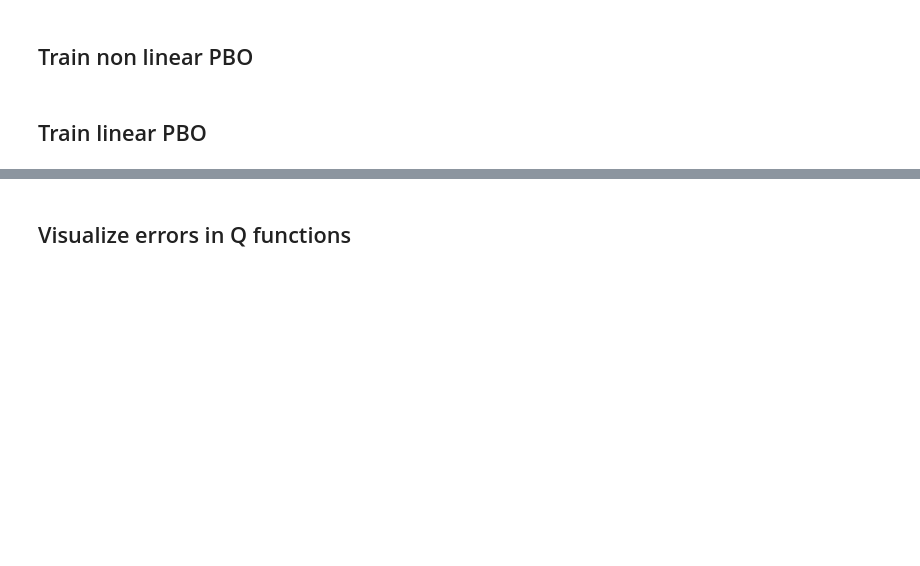
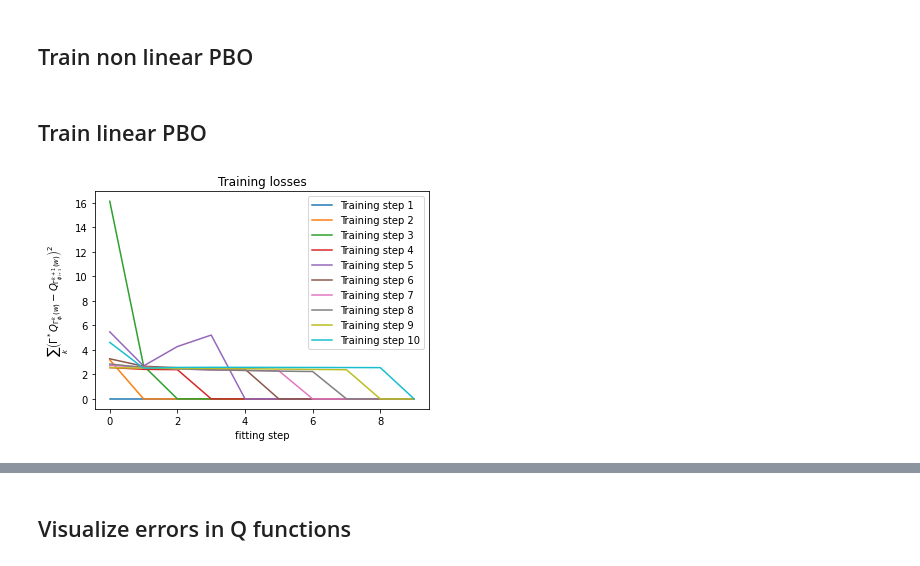
Before and after one commit to theovincent/PBO, a Jupyter notebook: pbo_car_on_hill.ipynb, the cells around one changed output, grey strips where cells are left out. Saved outputs shown, nothing was run; the diff lists cells and outputs as text; code cells hidden in the pictures; blank space fills up the shorter version.

```diff
--- a/pbo_car_on_hill.ipynb
+++ b/pbo_car_on_hill.ipynb
@@ -235,14 +199,19 @@ weights_buffer = WeightsBuffer()
 weights_buffer.add(validation_initial_weight)
 
 # Add randow weights
-q = TableQ(
+q = FullyConnectedQ(
+    state_dim=2,
+    action_dim=1,
+    continuous_actions=False,
+    n_actions_on_max=n_actions,
+    action_range_on_max=None,
     gamma=gamma,
     network_key=q_network_key,
     random_weights_range=None,
     random_weights_key=random_weights_key,
-    n_states=n_states,
-    n_actions=n_actions,
-    learning_rate=learning_rate_q
+    learning_rate=None,
+    layers_dimension=layers_dimension,
+    zero_initializer=False,
 )
 
 while len(weights_buffer) < n_weights:
@@ -297,2 +264,47 @@ for bellman_iteration in range(max_bellman_iterations_validation):
 # %% [markdown]
 ## Train linear PBO
+# %%
+from tqdm.notebook import tqdm
+
+from pbo.sample_collection.dataloader import SampleDataLoader
+from pbo.weights_collection.dataloader import WeightsDataLoader
+from pbo.networks.learnable_pbo import LinearPBO
+
+
+data_loader_samples = SampleDataLoader(replay_buffer, batch_size_samples, shuffle_key)
+data_loader_weights = WeightsDataLoader(weights_buffer, batch_size_weights, shuffle_key)
+pbo = LinearPBO(q, max_bellman_iterations, True, pbo_network_key, learning_rate)  # add_infinity == True
+importance_iteration = jnp.ones(max_bellman_iterations + 1)
+# importance_iteration = importance_iteration.at[-1].set(0)
+
+l2_losses = np.zeros((training_steps, training_steps + 1))
+
+for training_step in tqdm(range(training_steps)):
+    params_target = pbo.params
+    pbo.reset_optimizer()
+
+    for fitting_step in tqdm(range(training_step + 1), leave=False):
+        cumulative_l2_loss = 0
+
+        data_loader_weights.shuffle()
+        for batch_weights in data_loader_weights:
+            data_loader_samples.shuffle()
+            for batch_samples in data_loader_samples:
+                pbo.params, pbo.optimizer_state, l2_loss = pbo.learn_on_batch(
+                    pbo.params, params_target, pbo.optimizer_state, batch_weights, batch_samples, importance_iteration
+                )
+                cumulative_l2_loss += l2_loss
+
+        l2_losses[training_step, fitting_step] = cumulative_l2_loss
+
+
+for training_step in range(0, training_steps):
+    plt.plot(l2_losses[training_step], label=f"Training step {training_step + 1}")
+
+plt.legend()
+plt.xlabel("fitting step")
+plt.ylabel(r"$\sum_{k} \left(\Gamma^*Q_{\Gamma_{\phi_i}^k(w)} - Q_{\Gamma_{\phi_{i + 1}}^{k + 1}(w)} \right)^2$")
+plt.title("Training losses")
+plt.show()
+# %% [output]
+[figure, added]
```
Also changed, not shown: parts of 13 cells of this notebook, 2 other files.
